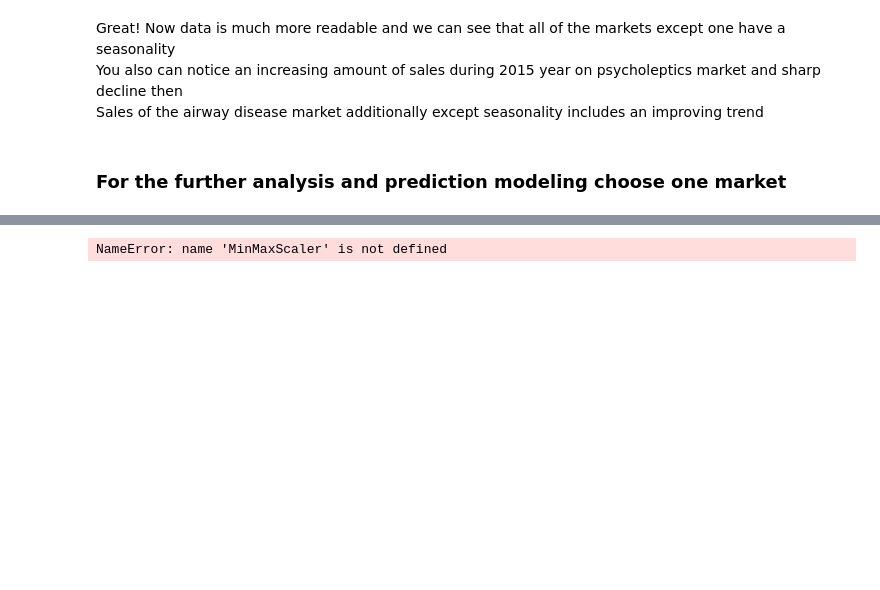
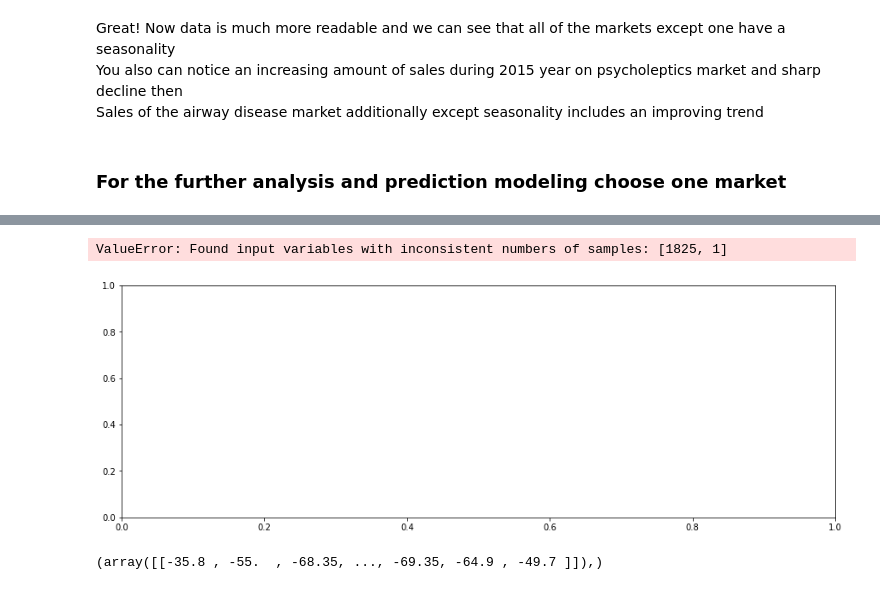
Before and after one commit to VinGeorge/Time-series-projects, a Jupyter notebook: sales prediction.ipynb, the cells around one changed output, grey strips where cells are left out. Drawn from its saved outputs; the diff is of its cells as text; code cells hidden in the pictures; blank space fills up the shorter version.

```diff
--- a/sales prediction.ipynb
+++ b/sales prediction.ipynb
@@ -292,6 +283,4 @@ def scaler(data):
     return result
 # %%
 lags = [2,7,14]
-df_train = scaler(create_dummies(create_features(df_train, lags)))
+X_train = scaler(create_dummies(create_features(df_train, lags)))
-# %% [output]
-NameError: name 'MinMaxScaler' is not defined
@@ -297,0 +296,47 @@ NameError: name 'MinMaxScaler' is not defined
+# %%
+def train(X, actual, model, n_splits=10):
+
+    cv = TimeSeriesSplit(n_splits=n_splits)
+    y = []
+    i = 0
+
+    for train, test in cv.split(X):
+        X_train, X_test = X.iloc[train], X.iloc[test]
+        y_train, y_test = actual[train], actual[test]
+
+        model.fit(X_train, y_train)
+        y_pred = model.predict(X_test)
+
+        if i == 0:
+            y.extend(model.predict(X_train))
+        i+=1
+        y.extend(y_pred)
+
+    return y
+# %%
+df = pd.DataFrame()
+for model in models.items():
+    df[model[0]] = train(X_train, df_train.values.ravel(), model[1])
+# %%
+def model_chart(y, y_pred, model_name, index):
+    fig, ax = plt.subplots(1, 1, sharex=True, figsize=(15,5))
+    ax.set_title('Model:{}, MAE = {:.3f}'.format(model_name, mean_absolute_error(y, y_pred)))
+    plt.plot(index, y, label='True')
+    plt.plot(index, y_pred, label='Predicted')
+    ax.plot(index, y - y_pred, label='error', alpha=.3)
+    plt.legend();
+# %%
+#Посмотрим что получается на трейне
+for model in models.items():
+    model_chart(y=df_train.values,
+                y_pred= df[model[0]].values,
+                index = df_train.index,
+                model_name=model[0])
+# %% [output]
+ValueError: Found input variables with inconsistent numbers of samples: [1825, 1]
+[figure, added]
+# %%
+df['forest'].values
+-df_train.values.reshape(1,-1)
+# %% [output]
+(array([[-35.8 , -55.  , -68.35, ..., -69.35, -64.9 , -49.7 ]]),)
```
Also changed, not shown: parts of 13 cells of this notebook.
